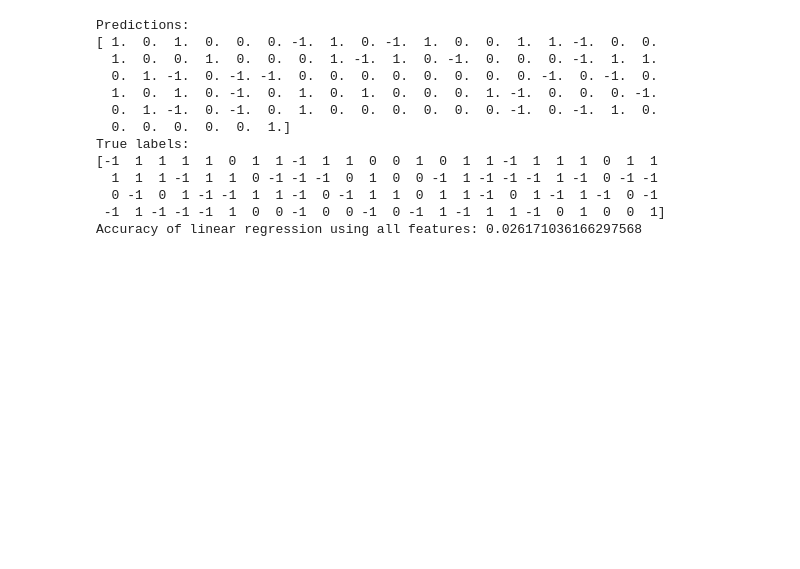
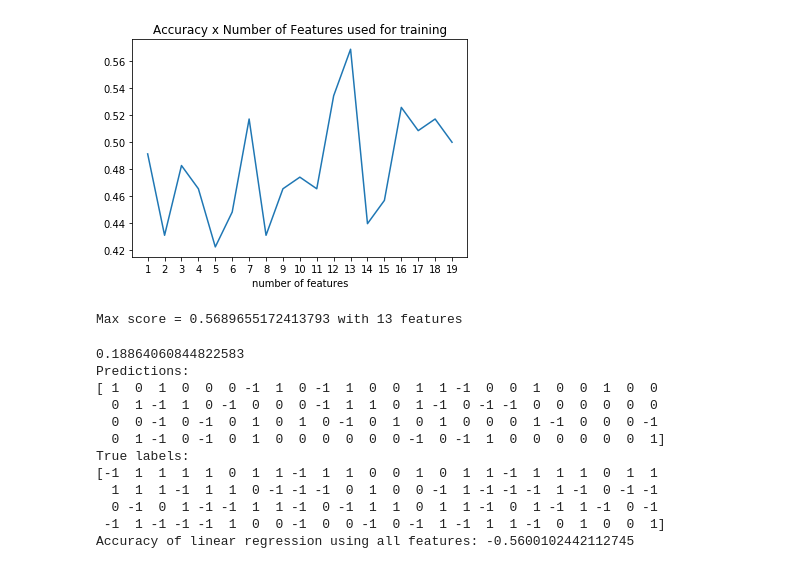
Before and after one commit to acpollmann/soccer-training, a Jupyter notebook: main_notebook.ipynb, the cells around one changed output. Cells and saved outputs as stored; diff of their text form; code cells hidden in the pictures; blank space fills up the shorter version.

```diff
--- a/main_notebook.ipynb
+++ b/main_notebook.ipynb
@@ -439,2 +448,34 @@ fig.show()
+# %%
+def loop_features(clf, test_size, normalize=True, verbose=False):
+    # This function trains and tests a given modelz looping over the number of features, which increases from 1 to 19
+    # Inputs:
+    #    clf: classifier object
+    #    test_size: percentage of data to use for testing (between 0 and 1)
+    # Outputs:
+    #    scores: array of accuracy values for models trained on number of features increasing from 1 to 19
+
+    scores = np.zeros(19)
+    for num_features in range(1,20):
+
+        features_array = np.flip(np.array(avg_importance_scores_df.index))
+        X = games_comb_df[features_array[0:num_features]]
+        y = games_comb_df["WDL"]
+
+        if normalize:
+            # Normalize data to mean=0 and std=1
+            X = (X - np.mean(X, axis=0)) / np.std(X, axis=0)
+
+        # Split data into training and testing
+        X_train, X_test, y_train, y_test = train_test_split(X, y, test_size=0.30, random_state=0)
+
+        # Train the model
+        clf.fit(X_train, y_train)
+
+        # Test the model
+        accuracy = clf.score(X_test, y_test)
+        if verbose:
+            print(f"Accuracy using {num_features} features: {accuracy}")
+        scores[num_features - 1] = accuracy
+    return scores
 # %%
 # Model 1: Decision Tree
@@ -515,5 +551,22 @@ fig.show()
+# %%
+# Model 2: Random Forest
+# Varying the features
+
+# Note: can't seem to get consistent results because of the random nature of random forest.
+# We might need to consider averaging over 100 runs or using a consistent seed.
+
+clf = RandomForestClassifier()
+scores = loop_features(clf, test_size=0.3, normalize=True)
+plot_scores(scores)
+# %% [output]
+[figure, added]
+Max score = 0.5689655172413793 with 13 features
 # %%
 # Model 3: Linear Regression
+
+# Note: since this is a regression model, we need to map the model's predictions to our
+# labels to perform classification. This has not been done yet, which causes the prediction
+# accuracy (score) to be too low.
 
 from sklearn.linear_model import LinearRegression
 
@@ -526,30 +579,33 @@ X_train, X_test, y_train, y_test = train_test_split(X, y, test_size=0.25, random
 # Train the model
 linear_regression = LinearRegression(normalize=True)
 linear_regression.fit(X_train, y_train)
+cv = cross_val_score(linear_regression, X_train, y_train)
+accuracy = np.mean(cv)
+print(accuracy)
 
 # Test the model
 predictions = linear_regression.predict(X_test)
-predictions = predictions.round()
+predictions = predictions.round().astype(int)
 predictions[predictions == -0] = 0
 print("Predictions:")
 print(predictions)
 print("True labels: ")
 print(np.array(y_test))
-accuracy = linear_regression.score(X_test, y_test)
+cv = cross_val_score(linear_regression, X_test, preds)
+accuracy = np.mean(cv)
 print(f"Accuracy of linear regression using all features: {accuracy}")
 # %% [output]
+0.18864060844822583
 Predictions:
-[ 1.  0.  1.  0.  0.  0. -1.  1.  0. -1.  1.  0.  0.  1.  1. -1.  0.  0.
-  1.  0.  0.  1.  0.  0.  0.  1. -1.  1.  0. -1.  0.  0.  0. -1.  1.  1.
-  0.  1. -1.  0. -1. -1.  0.  0.  0.  0.  0.  0.  0.  0. -1.  0. -1.  0.
-  1.  0.  1.  0. -1.  0.  1.  0.  1.  0.  0.  0.  1. -1.  0.  0.  0. -1.
-  0.  1. -1.  0. -1.  0.  1.  0.  0.  0.  0.  0.  0. -1.  0. -1.  1.  0.
-  0.  0.  0.  0.  0.  1.]
+[ 1  0  1  0  0  0 -1  1  0 -1  1  0  0  1  1 -1  0  0  1  0  0  1  0  0
+  0  1 -1  1  0 -1  0  0  0 -1  1  1  0  1 -1  0 -1 -1  0  0  0  0  0  0
+  0  0 -1  0 -1  0  1  0  1  0 -1  0  1  0  1  0  0  0  1 -1  0  0  0 -1
+  0  1 -1  0 -1  0  1  0  0  0  0  0  0 -1  0 -1  1  0  0  0  0  0  0  1]
 True labels:
 [-1  1  1  1  1  0  1  1 -1  1  1  0  0  1  0  1  1 -1  1  1  1  0  1  1
   1  1  1 -1  1  1  0 -1 -1 -1  0  1  0  0 -1  1 -1 -1 -1  1 -1  0 -1 -1
   0 -1  0  1 -1 -1  1  1 -1  0 -1  1  1  0  1  1 -1  0  1 -1  1 -1  0 -1
  -1  1 -1 -1 -1  1  0  0 -1  0  0 -1  0 -1  1 -1  1  1 -1  0  1  0  0  1]
-Accuracy of linear regression using all features: 0.026171036166297568
+Accuracy of linear regression using all features: -0.5600102442112745
 # %%
 # Model 4: Ridge Regression
```
Also changed, not shown: parts of 9 cells of this notebook.
